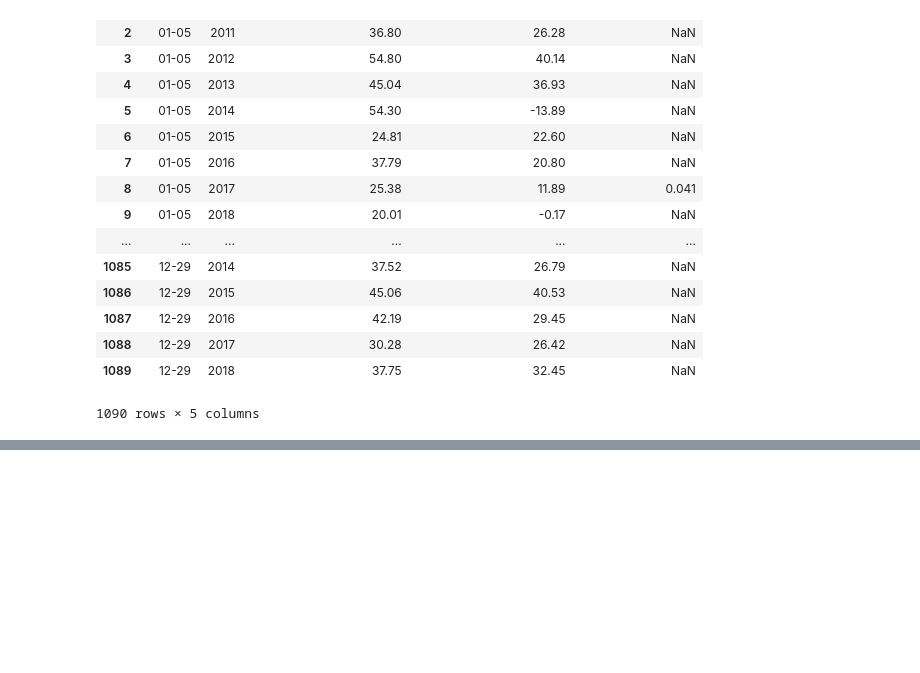
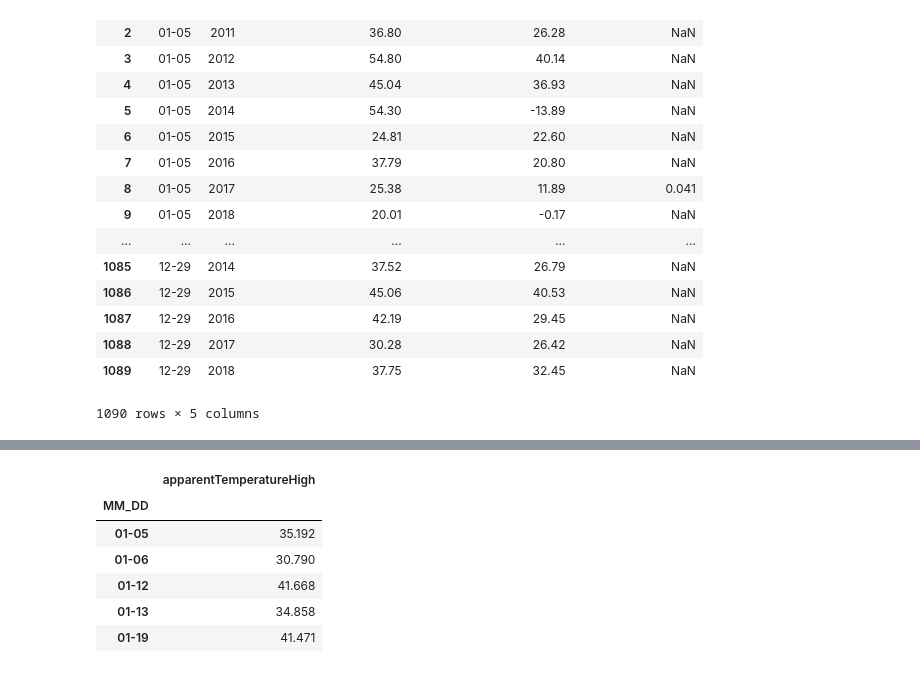
Before and after one commit to imidaho/Best-Party-Days, a Jupyter notebook: Best Party Days.ipynb, the cells around one changed output, grey strips where cells are left out. Cells and saved outputs as stored; diff of their text form; code cells hidden in the pictures; blank space fills up the shorter version.

```diff
--- a/Best Party Days.ipynb
+++ b/Best Party Days.ipynb
@@ -117,4 +133,14 @@ potential_days
 # %%
-#precipitation boolean
 #groupby MM_DD avg high
+hi_days = pd.read_sql_query("SELECT MM_DD, apparentTemperatureHigh FROM 'weather summary'",all_weather)
+avg_hi_days = hi_days.groupby('MM_DD').mean()
+avg_hi_days.head()
 #groupby MM_DD avg Low
+# %% [output]
+|  | apparentTemperatureHigh |
+| MM_DD |  |
+| 01-05 | 35.192 |
+| 01-06 | 30.790 |
+| 01-12 | 41.668 |
+| 01-13 | 34.858 |
+| 01-19 | 41.471 |
```
Also changed, not shown: parts of 3 cells of this notebook.
